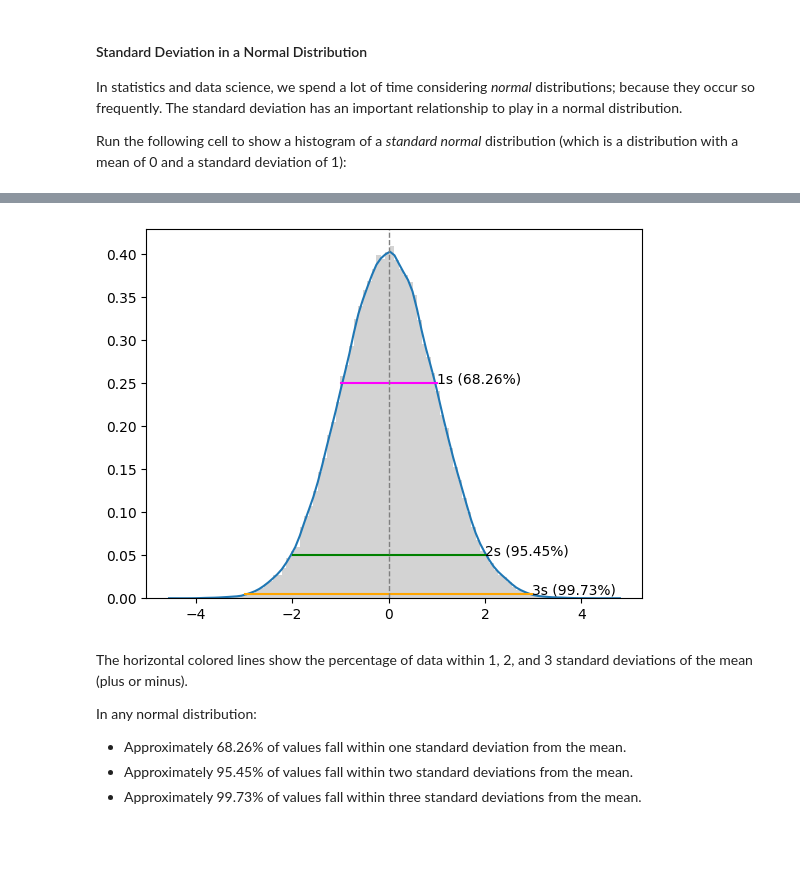
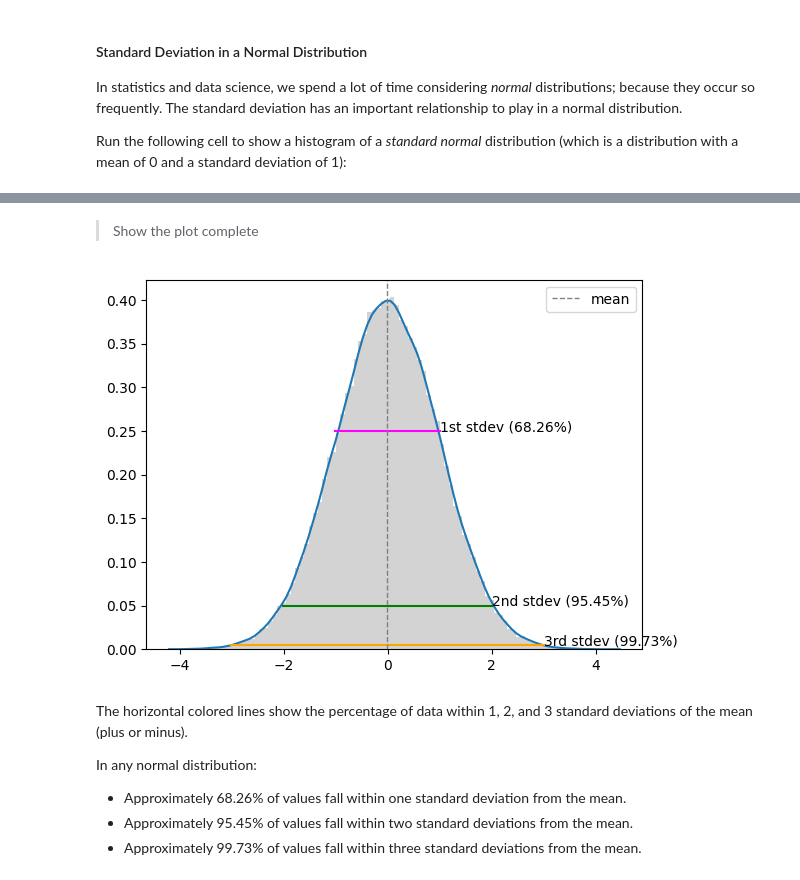
Before and after one commit to Alvaro-diez/Desarrollo-generativa, a Jupyter notebook: solutions/1. Fundamentos de estadistica.ipynb, the cells around one changed output, grey strips where cells are left out. Cells and saved outputs as stored; diff of their text form; code cells hidden in the pictures; blank space fills up the shorter version.

```diff
--- a/solutions/1. Fundamentos de estadistica.ipynb
+++ b/solutions/1. Fundamentos de estadistica.ipynb
@@ -660,3 +710,5 @@ Run the following cell to show a histogram of a *standard normal* distribution (
+# %% [markdown]
+> Show the plot complete
 # %%
 %matplotlib inline
 import pandas as pd
@@ -664,43 +716,45 @@ import matplotlib.pyplot as plt
 import numpy as np
 import scipy.stats as stats
 
 # Create a random standard normal distribution
 df = pd.DataFrame(np.random.randn(100000, 1), columns=['Grade'])
 
 # Plot the distribution as a histogram with a density curve
 grade = df['Grade']
 density = stats.gaussian_kde(grade)
 n, x, _ = plt.hist(grade, color='lightgrey', density=True, bins=100)
 plt.plot(x, density(x))
 
 # Get the mean and standard deviation
-s = df['Grade'].std()
-m = df['Grade'].mean()
+s = df['Grade'].std() # == 1
+m = df['Grade'].mean() # == 0
+# print('mean:', m, 'std:', s)
 
 # Annotate 1 stdev
-x1 = [m-s, m+s]
+x1 = [m-s, m+s] # == 0-1, 0+1
 y1 = [0.25, 0.25]
 plt.plot(x1,y1, color='magenta')
-plt.annotate('1s (68.26%)', (x1[1],y1[1]))
+plt.annotate('1st stdev (68.26%)', (x1[1],y1[1]))
 
 # Annotate 2 stdevs
-x2 = [m-(s*2), m+(s*2)]
+x2 = [m-(s*2), m+(s*2)] # == 0-(1*2), 0+(1*2)
 y2 = [0.05, 0.05]
 plt.plot(x2,y2, color='green')
-plt.annotate('2s (95.45%)', (x2[1],y2[1]))
+plt.annotate('2nd stdev (95.45%)', (x2[1],y2[1]))
 
 # Annotate 3 stdevs
-x3 = [m-(s*3), m+(s*3)]
+x3 = [m-(s*3), m+(s*3)] # == 0-(1*3), 0+(1*3)
 y3 = [0.005, 0.005]
 plt.plot(x3,y3, color='orange')
-plt.annotate('3s (99.73%)', (x3[1],y3[1]))
+plt.annotate('3rd stdev (99.73%)', (x3[1],y3[1]))
 
 # Show the location of the mean
-plt.axvline(grade.mean(), color='grey', linestyle='dashed', linewidth=1)
+plt.axvline(grade.mean(), color='grey', linestyle='dashed', linewidth=1, label="mean")
+plt.legend()
 
 plt.show()
 # %% [output]
-[figure, old version]
+[figure, new version]
 # %% [markdown]
 The horizontal colored lines show the percentage of data within 1, 2, and 3 standard deviations of the mean (plus or minus).
 
```
Also changed, not shown: parts of 6 cells of this notebook, 2 other files.
